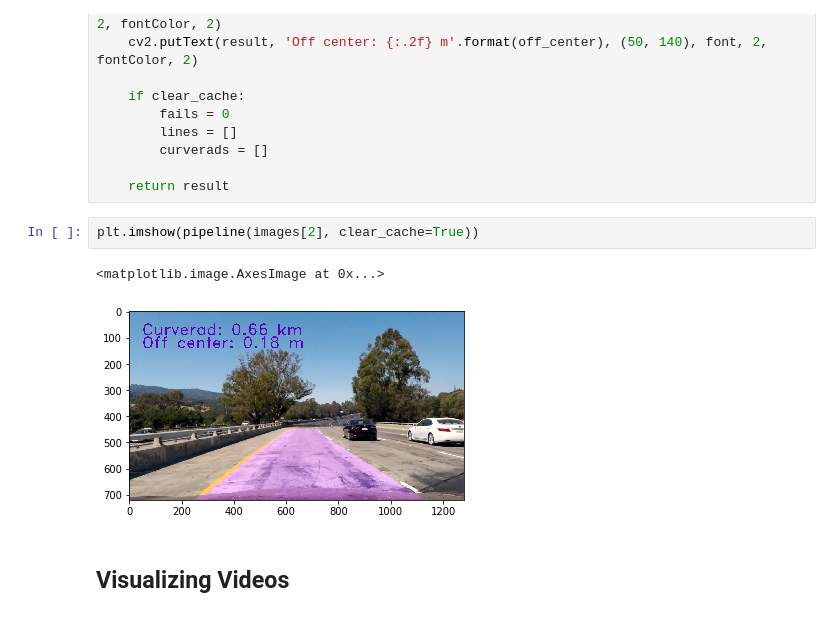
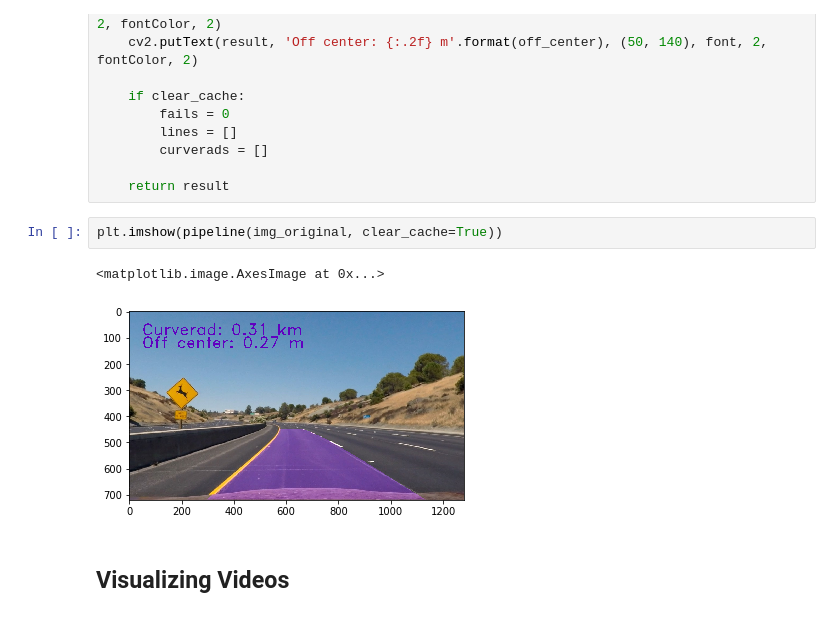
Before and after one commit to AaronNBrock/CarND-Advanced-Lane-Lines, a Jupyter notebook: example.ipynb, the cells around one changed output. Cells and saved outputs as stored; diff of their text form.

Commit message:
Updated pipeline.png image

```diff
--- a/example.ipynb
+++ b/example.ipynb
@@ -576,10 +576,10 @@ def pipeline(img, clear_cache=False):
 
     return result
 # %%
-plt.imshow(pipeline(images[2], clear_cache=True))
+plt.imshow(pipeline(img_original, clear_cache=True))
 # %% [output]
 <matplotlib.image.AxesImage at 0x...>
-[figure, old version]
+[figure, new version]
 # %% [markdown]
 ## Visualizing Videos
 # %%
```
Also changed, not shown: 1 other file.
